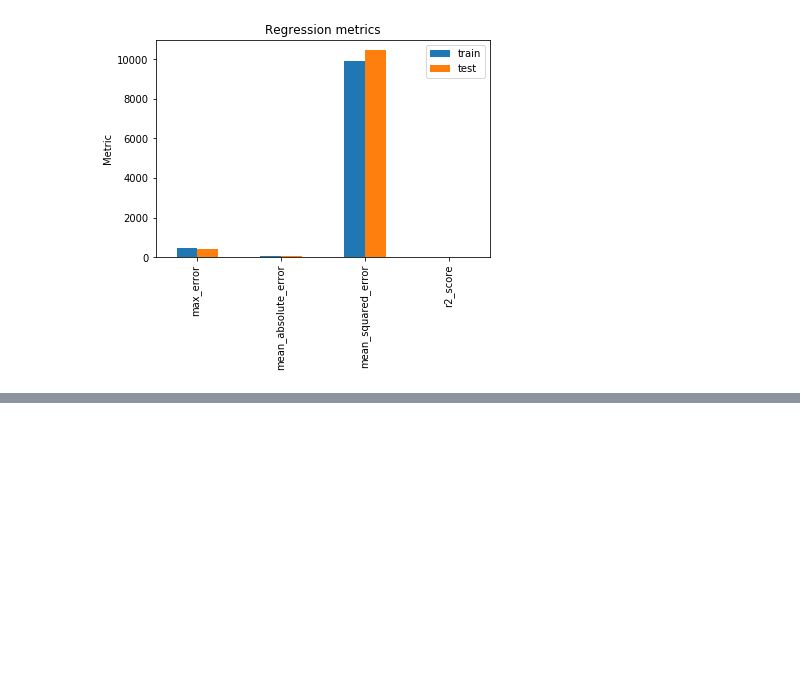
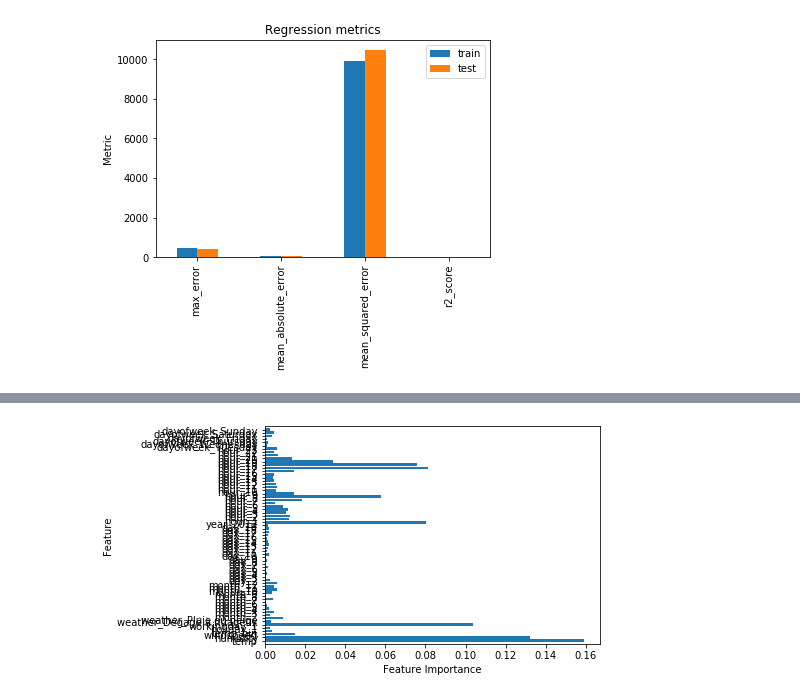
Before and after one commit to anthonymoisan/Predict_Bicycle, a Jupyter notebook: src/project_bicycle.ipynb, the cells around one changed output, grey strips where cells are left out. Drawn from its saved outputs; the diff is of its cells as text; code cells hidden in the pictures; blank space fills up the shorter version.

Commit message:
Arbre de régression et random forest, gridSearchCV

```diff
--- a/src/project_bicycle.ipynb
+++ b/src/project_bicycle.ipynb
@@ -961,8 +982,9 @@ Il n'y a pas d'overfitting et d'underfitting et on a une qualité de la regressi
 # %%
-from sklearn.linear_model import Ridge
-ridge = Ridge(alpha = 0.001).fit(X_train_scaled, y_train)
-y_trainPred = ridge.predict(X_train_scaled)
-y_testPred = ridge.predict(X_test_scaled)
-print(f"Score sur le train : {ridge.score(X_train_scaled,y_train)}")
-print(f"Score sur le test : {ridge.score(X_test_scaled,y_test)}")
+from sklearn.tree import DecisionTreeRegressor
+decisionTree = DecisionTreeRegressor()
+decisionTree.fit(X_train_scaled, y_train)
+y_trainPred = decisionTree.predict(X_train_scaled)
+y_testPred = decisionTree.predict(X_test_scaled)
+print(f"Score sur le train de l'arbre de décision : {decisionTree.score(X_train_scaled,y_train)}")
+print(f"Score sur le test de l'arbre de décision : {decisionTree.score(X_test_scaled,y_test)}")
 # %% [output]
@@ -970,0 +1023,12 @@ Score sur le test : 0.6872988756151925
+# %%
+def plot_feature_importances(model):
+    n_features = X.shape[1]
+    plt.barh(range(n_features), model.feature_importances_, align = 'center')
+    plt.yticks(np.arange(n_features), X.columns)
+    plt.xlabel("Feature Importance")
+    plt.ylabel("Feature")
+    plt.ylim(-1,n_features)
+# %%
+plot_feature_importances(decisionTree)
+# %% [output]
+[figure, added]
```
Also changed, not shown: parts of 35 cells of this notebook, 1 other file.
